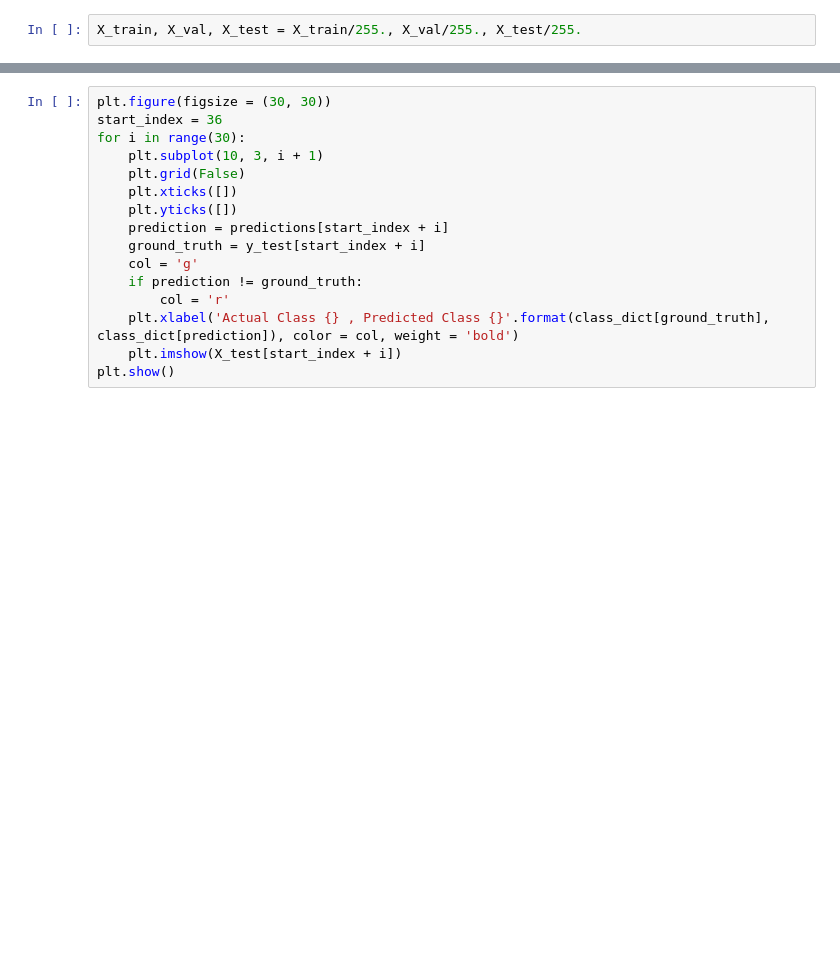
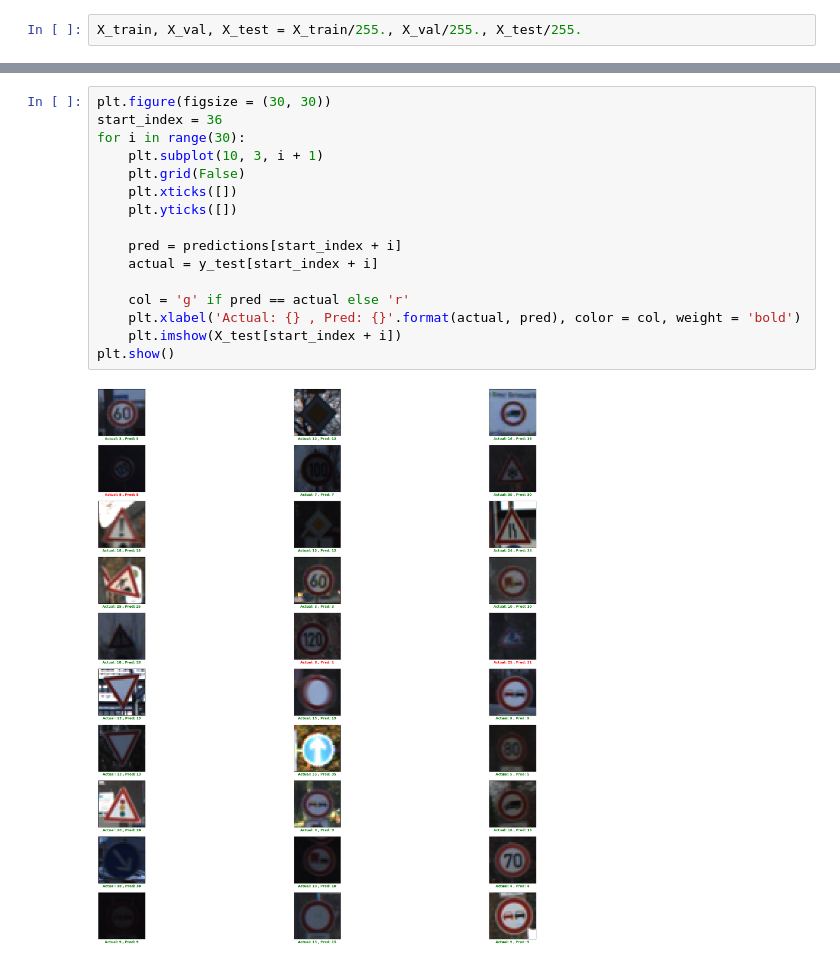
Before and after one commit to akash-pandey7/traffic-sign-detection, a Jupyter notebook: traffic_sign_detection.ipynb, the cells around one changed output, grey strips where cells are left out. Saved outputs shown, nothing was run; the diff lists cells and outputs as text; blank space fills up the shorter version.

```diff
--- a/traffic_sign_detection.ipynb
+++ b/traffic_sign_detection.ipynb
@@ -357,17 +209,19 @@ sns.heatmap(df_cfm, annot=True, cmap=sns.cubehelix_palette(as_cmap=True))
 # %%
 plt.figure(figsize = (30, 30))
 start_index = 36
 for i in range(30):
     plt.subplot(10, 3, i + 1)
     plt.grid(False)
     plt.xticks([])
     plt.yticks([])
-    prediction = predictions[start_index + i]
-    ground_truth = y_test[start_index + i]
-    col = 'g'
-    if prediction != ground_truth:
-        col = 'r'
-    plt.xlabel('Actual Class {} , Predicted Class {}'.format(class_dict[ground_truth], class_dict[prediction]), color = col, weight = 'bold')
+
+    pred = predictions[start_index + i]
+    actual = y_test[start_index + i]
+
+    col = 'g' if pred == actual else 'r'
+    plt.xlabel('Actual: {} , Pred: {}'.format(actual, pred), color = col, weight = 'bold')
     plt.imshow(X_test[start_index + i])
 plt.show()
+# %% [output]
+[figure, added]
 # %%
```
Also changed, not shown: parts of 85 cells of this notebook.
